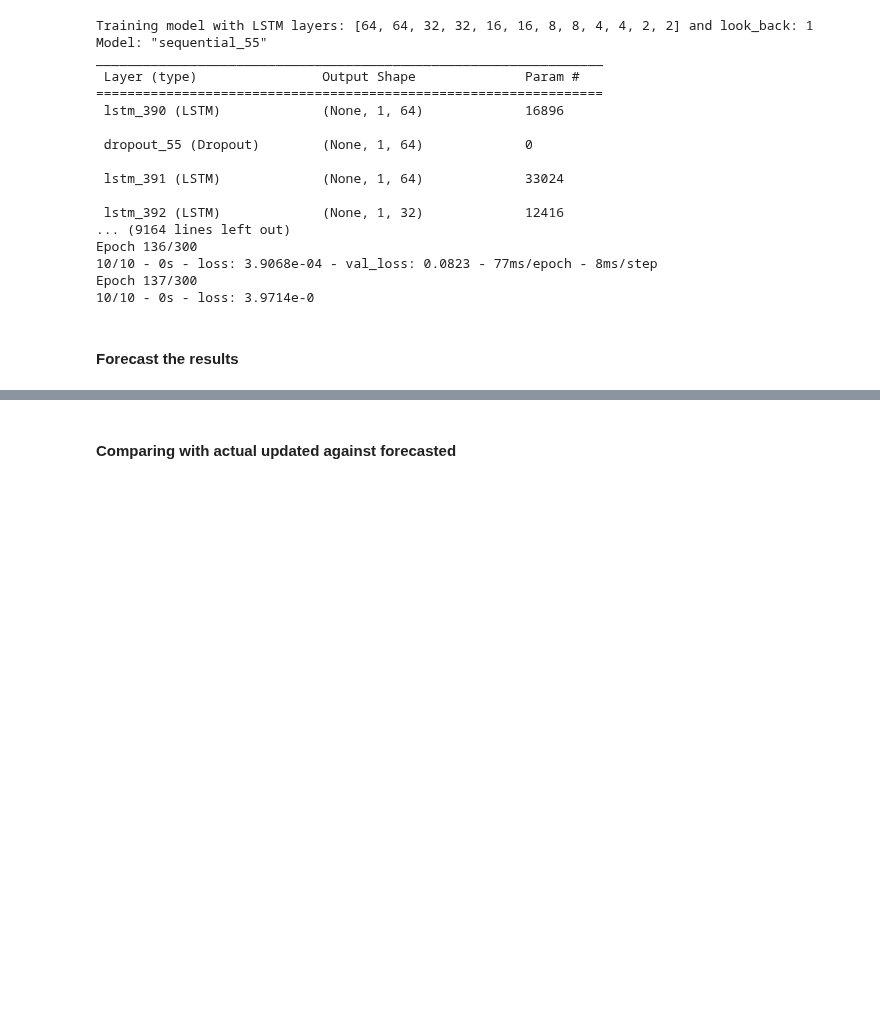
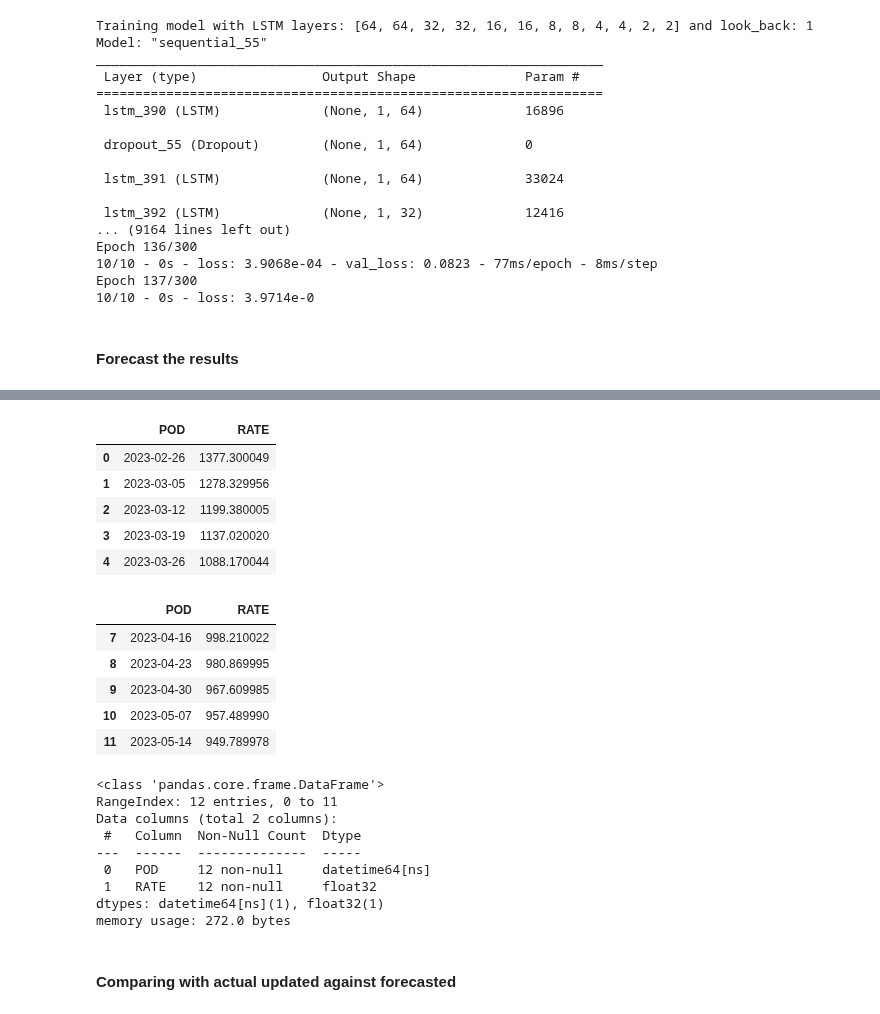
Before and after one commit to aloysiuswjw/Cost-Rate-Analysis, a Jupyter notebook: auckland_week1_LSTM.ipynb, the cells around one changed output, grey strips where cells are left out. Saved outputs shown, nothing was run; the diff lists cells and outputs as text; code cells hidden in the pictures; blank space fills up the shorter version.

```diff
--- a/auckland_week1_LSTM.ipynb
+++ b/auckland_week1_LSTM.ipynb
@@ -593,25 +593,27 @@ Epoch 137/300
 # %%
-# # How many weeks you want to forecast
-# weeks = 12  # approximately equal to 240 days
+# How many weeks you want to forecast
+weeks = 12  # approximately equal to 240 days
 
-# # Get the last "look_back" values
-# last_values = list(df_interpolated['RATE'].values[-look_back:])
+# Get the last "best_look_back" values
+last_values = list(agg_df['Rate'].values[-best_look_back:])
 
-# # Forecast the next weeks
-# forecasted_values = forecast_next_weeks(model, look_back, scaler, last_values, weeks)
+# Forecast the next weeks using best_model and best_look_back
+forecasted_values = forecast_next_weeks(best_model, best_look_back, scaler, last_values, weeks)
 
-# # Get the last date from 'POD'
-# last_date = df_interpolated['POD'].iloc[-1]
+# Get the last date from 'POD'
+last_date = pd.to_datetime(agg_df['YearMonthWeek'].iloc[-1])
 
-# # Create new dates
-# new_dates = pd.date_range(last_date + pd.DateOffset(weeks=1), periods=weeks, freq='W')
 
-# # Create a new DataFrame for the forecasted values
-# df_forecasted = pd.DataFrame(data={'POD': new_dates, 'RATE': forecasted_values})
+# Create new dates
+new_dates = pd.date_range(last_date + pd.DateOffset(weeks=1), periods=weeks, freq='W')
 
-# # Rounding of the rate nearest 2 decimal point
-# df_forecasted["RATE"] = df_forecasted["RATE"].round(2)
+# Create a new DataFrame for the forecasted values
+df_forecasted = pd.DataFrame(data={'POD': new_dates, 'RATE': forecasted_values})
 
-# df_forecasted.head(5)
-# df_forecasted.tail(5)
-# df_forecasted.info()
+# Rounding of the rate nearest 2 decimal point
+df_forecasted["RATE"] = df_forecasted["RATE"].round(2)
+
+df_forecasted.head(5)
+df_forecasted.tail(5)
+df_forecasted.info()
+# %% [output]
@@ -618,3 +632,24 @@ Epoch 137/300
+|  | POD | RATE |
+| 0 | 2023-02-26 | 1377.300049 |
+| 1 | 2023-03-05 | 1278.329956 |
+| 2 | 2023-03-12 | 1199.380005 |
+| 3 | 2023-03-19 | 1137.020020 |
+| 4 | 2023-03-26 | 1088.170044 |
+|  | POD | RATE |
+| 7 | 2023-04-16 | 998.210022 |
+| 8 | 2023-04-23 | 980.869995 |
+| 9 | 2023-04-30 | 967.609985 |
+| 10 | 2023-05-07 | 957.489990 |
+| 11 | 2023-05-14 | 949.789978 |
+<class 'pandas.core.frame.DataFrame'>
+RangeIndex: 12 entries, 0 to 11
+Data columns (total 2 columns):
+ #   Column  Non-Null Count  Dtype
+---  ------  --------------  -----
+ 0   POD     12 non-null     datetime64[ns]
+ 1   RATE    12 non-null     float32
+dtypes: datetime64[ns](1), float32(1)
+memory usage: 272.0 bytes
 # %% [markdown]
 <h4>Comparing with actual updated against forecasted</h4>
 # %%
```
Also changed, not shown: parts of 3 cells of this notebook.
